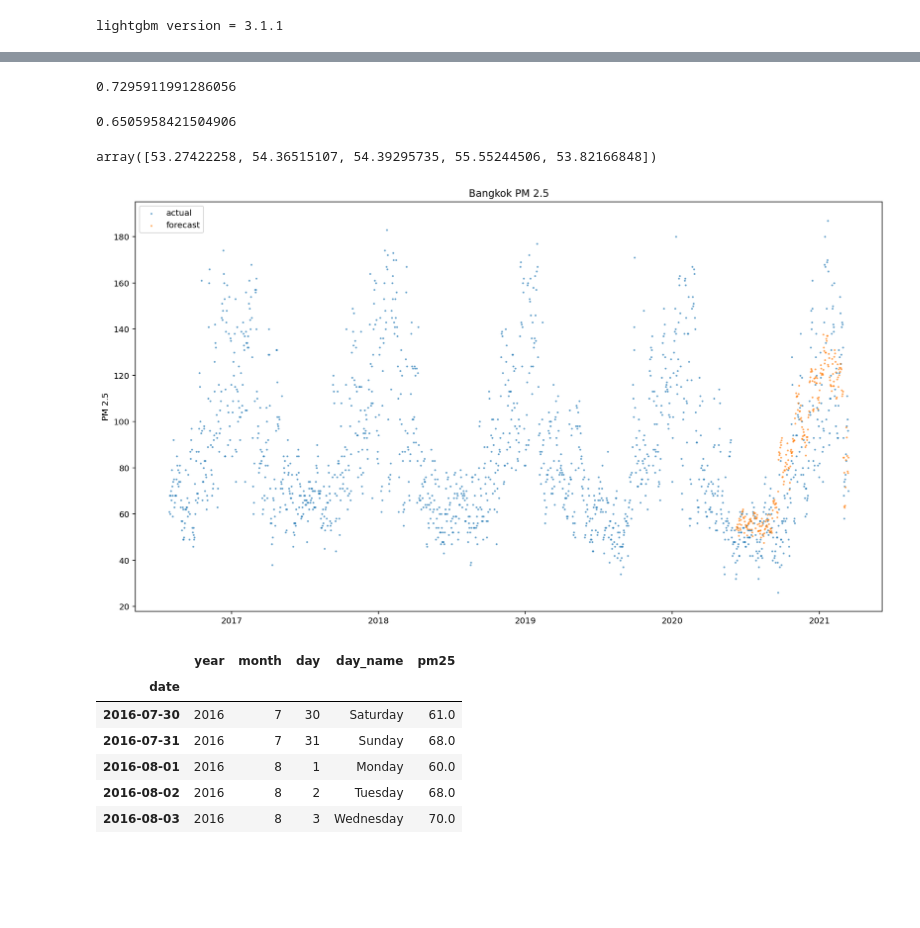
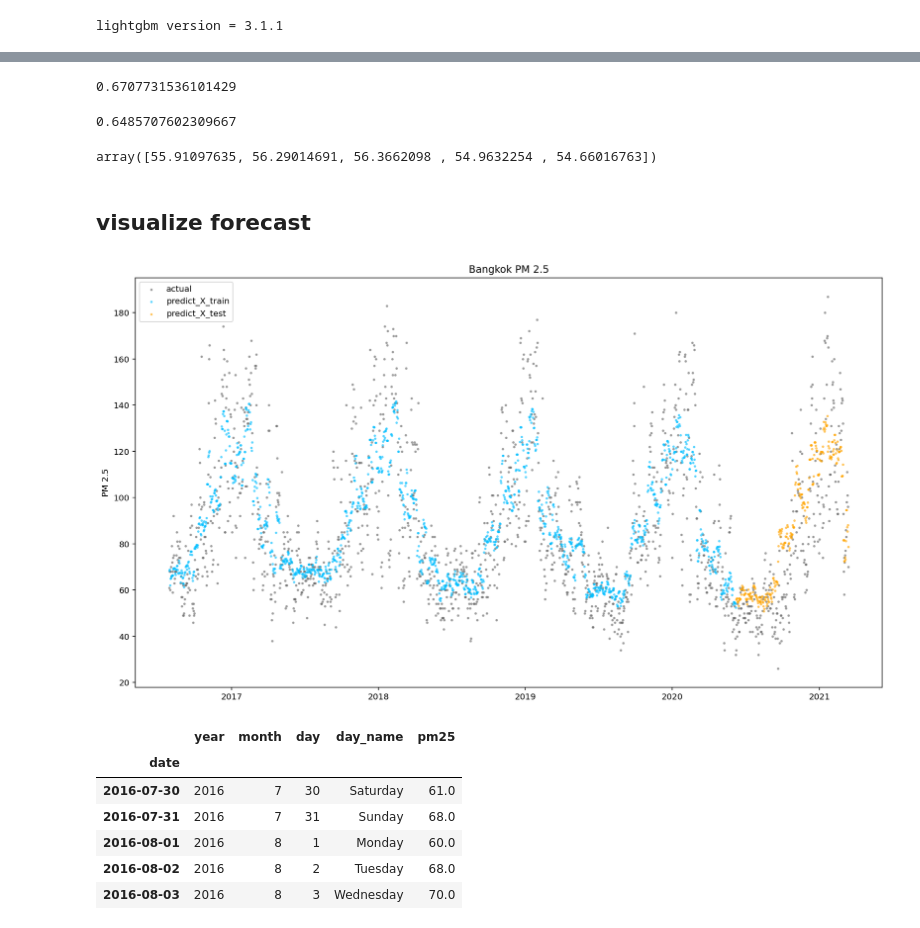
Before and after one commit to prasertcbs/scikitlearn_tutorial, a Jupyter notebook: notebook/regressor_air_quality.ipynb, the cells around one changed output, grey strips where cells are left out. Cells and saved outputs as stored; diff of their text form; code cells hidden in the pictures; blank space fills up the shorter version.

```diff
--- a/notebook/regressor_air_quality.ipynb
+++ b/notebook/regressor_air_quality.ipynb
@@ -59,5 +58,3 @@ Index(['date', 'pm25', 'pm10', 'o3', 'no2', 'so2', 'co'], dtype='object')
-# %%
-data.columns=data.columns.str.strip()
 # %%
 data.info()
 # %% [output]
@@ -195,7 +200,6 @@ feature_cols=[
     'day',
     'day_name'
 ]
-y_col='pm25'
 X=df[feature_cols]
 y=df[y_col]
 # %%
@@ -286,24 +308,27 @@ LGBMRegressor()
 # %%
 reg.score(X_train, y_train)
 # %% [output]
-0.7295911991286056
+0.6707731536101429
 # %%
 reg.score(X_test, y_test)
 # %% [output]
-0.6505958421504906
+0.6485707602309667
 # %%
 reg.predict(X_test[:5])
 # %% [output]
-array([53.27422258, 54.36515107, 54.39295735, 55.55244506, 53.82166848])
+array([55.91097635, 56.29014691, 56.3662098 , 54.9632254 , 54.66016763])
+# %% [markdown]
+## visualize forecast
 # %%
 plt.figure(figsize=(16, 9))
-plt.scatter(df.index, df[y_col], alpha=.5, s=2, label='actual')
-plt.scatter(X_test.index, reg.predict(X_test), alpha=.5, s=2, label='forecast')
+plt.scatter(df.index, df[y_col], alpha=.5, s=4, label='actual', color='.4')
+plt.scatter(X_train.index, reg.predict(X_train), alpha=.5, s=4, label='predict_X_train', color='deepskyblue')
+plt.scatter(X_test.index, reg.predict(X_test), alpha=.5, s=4, label='predict_X_test', color='orange')
 plt.ylabel('PM 2.5')
 plt.title('Bangkok PM 2.5')
 plt.legend();
 # %% [output]
-[figure, old version]
+[figure, new version]
 # %%
 df
 # %% [output]
```
Also changed, not shown: parts of 42 cells of this notebook, 1 other file.
